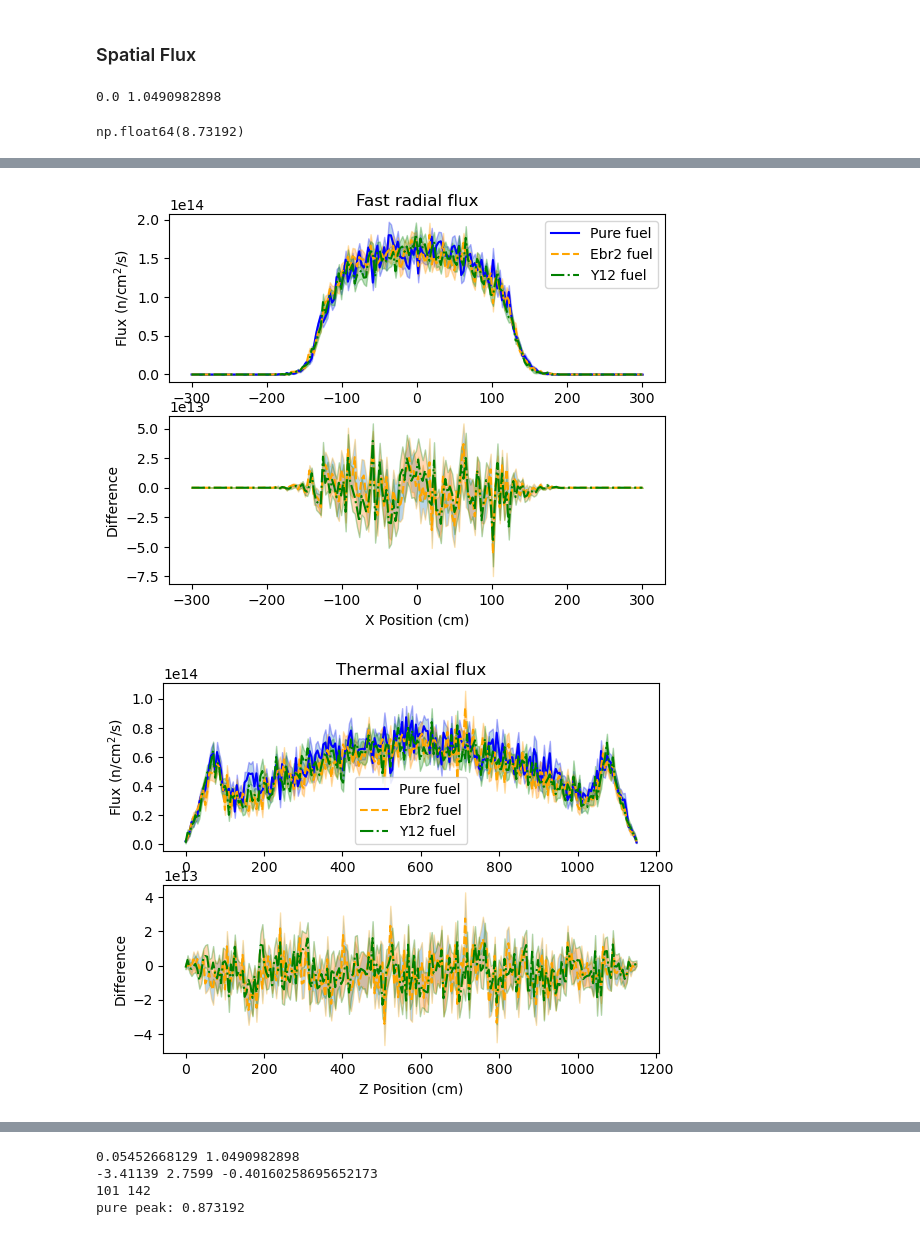
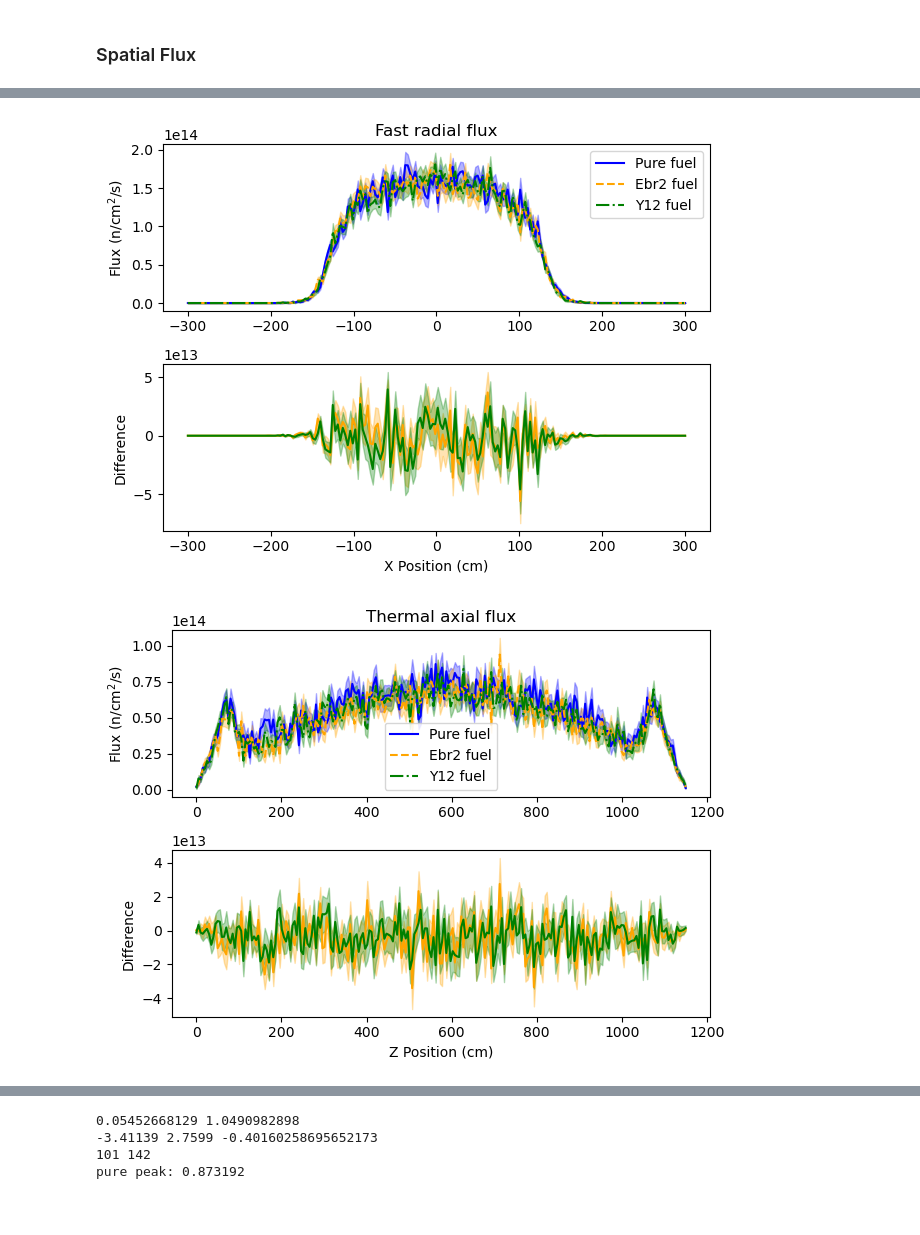
Before and after one commit to abachma2/phlox, a Jupyter notebook: reactors/full-core/htgr-200/Impurities_analysis.ipynb, the cells around one changed output, grey strips where cells are left out. Cells and saved outputs as stored; diff of their text form; code cells hidden in the pictures.

```diff
--- a/reactors/full-core/htgr-200/Impurities_analysis.ipynb
+++ b/reactors/full-core/htgr-200/Impurities_analysis.ipynb
@@ -176,7 +176,7 @@ def calculate_m_error(x, y):
 fuels = ['pure', 'ebr2', 'y12']
 lines = ['-', '-.','--']
 colors = {'pure': 'blue', 'ebr2': 'orange','y12': 'green', 'y12-shuffled': 'purple'}
-linestyles = {'pure': '-', 'ebr2': '--','y12': '-.', 'y12-shuffled': ':'}
+linestyles = {'pure': '-', 'ebr2': '--','y12': '-.', 'y12-shuffled': '--'}
 # %% [markdown]
 ## k-eff
 # %%
@@ -283,16 +283,6 @@ flux = {'core':{'pure':[],
 for fuel in fuels:
     detectors = serpentTools.read(f"{fuel}/htgr-mr-full-core.inp_det1b1.m", 'det')
     flux['core'][fuel] = detectors.detectors['core_flux']
-# %%
-energy = 0
-e = flux['core']['pure'].tallies[energy, 115, 161, 61:261]* flux['core']['pure'].errors[energy, 115, 161, 61:261]
-print(e.min(), e.max()/1e13)
-# %% [output]
-0.0 1.0490982898
-# %%
-flux['core']['pure'].tallies[energy, :, 161, 161].max()/1e13
-# %% [output]
-np.float64(8.73192)
 # %%
 for direction in ['radial', 'axial']:
     for spectrum in ['thermal', 'fast']:
@@ -324,7 +314,8 @@ for direction in ['radial', 'axial']:
                      label = f"{fuel.capitalize()} fuel", color = colors[fuel],
                      linestyle = linestyles[fuel])
             ax1.fill_between(grid, flux_tally - error, flux_tally + error,
-                             alpha = 0.3, edgecolor = colors[fuel])
+                             alpha = 0.3, edgecolor = colors[fuel],
+                             facecolor=colors[fuel])
             ax1.legend()
             ax1.set_ylabel(r"Flux (n/cm$^2$/s)")
             plt.title(f"{spectrum.capitalize()} {direction} flux")
@@ -334,11 +325,13 @@ for direction in ['radial', 'axial']:
                 diff_e = np.sqrt(error**2 + (pure_flux * pure_error)**2)
                 ax2.plot(grid, diff, color = colors[fuel])
                 ax2.fill_between(grid, diff - diff_e, diff + diff_e, alpha = 0.3,
-                                 edgecolor = colors[fuel])
+                                 edgecolor = colors[fuel],
+                                 facecolor=colors[fuel])
                 ax2.set_ylabel("Difference")
                 if direction == 'radial':
                     ax2.set_xlabel('X Position (cm)')
                 elif direction == 'axial':
                     ax2.set_xlabel('Z Position (cm)')
+        plt.tight_layout()
         plt.savefig(f"xe100_{spectrum}_{direction}.pdf")
 # %% [output]
@@ -346,2 +339,2 @@ for direction in ['radial', 'axial']:
-[figure, old version]
+[figure, new version]
-[figure, old version]
+[figure, new version]
```
Also changed, not shown: parts of 9 cells of this notebook.
